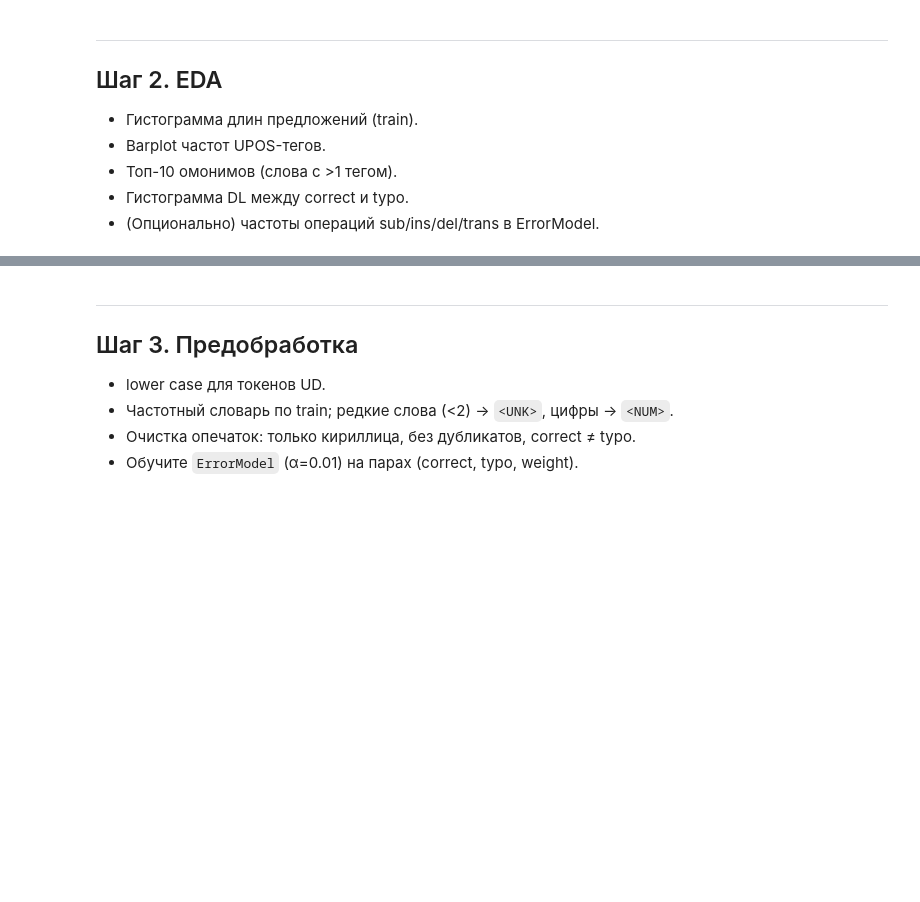
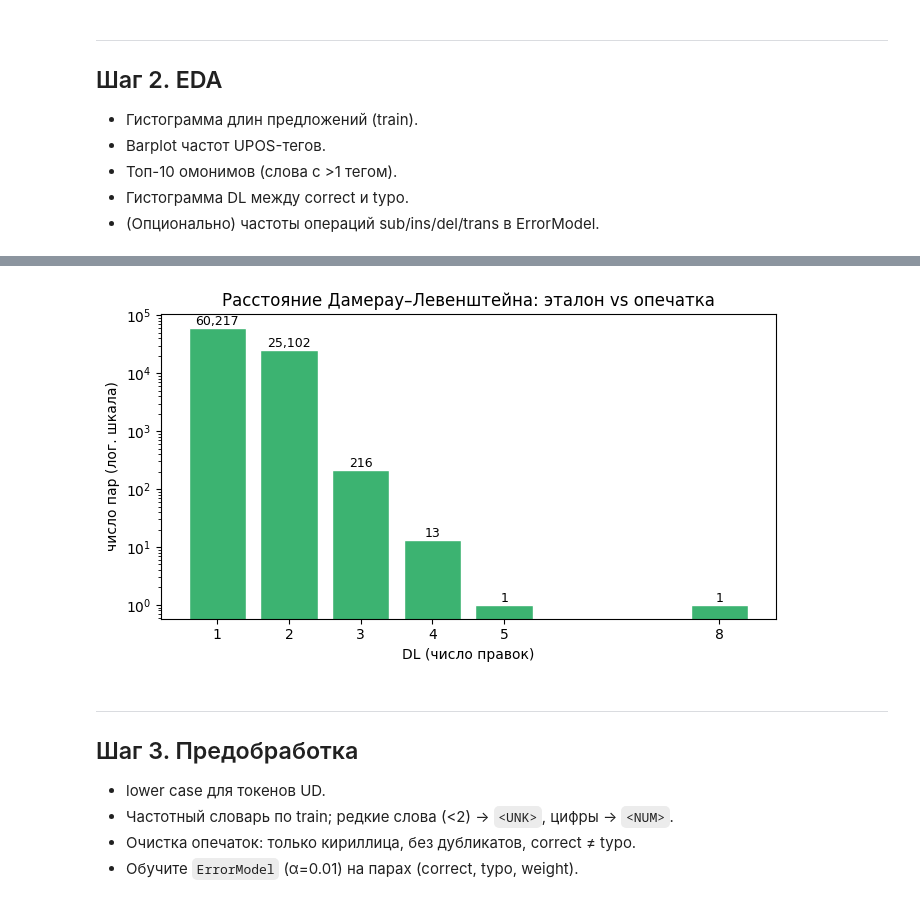
Before and after one commit to KrisTinaShch/pos-tagger, a Jupyter notebook: russian_pos_tagger_typo_robust.ipynb, the cells around one changed output, grey strips where cells are left out. Cells and saved outputs as stored; diff of their text form; code cells hidden in the pictures; blank space fills up the shorter version.

Commit message:
add POS, homonym and Damerau-Levenshtein analysis

```diff
--- a/russian_pos_tagger_typo_robust.ipynb
+++ b/russian_pos_tagger_typo_robust.ipynb
@@ -248,0 +371,12 @@ dtype: int64
+# %%
+# EDA — расстояния между эталоном и опечаткой
+dl_dists = [damerau_levenshtein(c, t) for c, t in zip(orfo_df["correct"], orfo_df["typo"])]
+dist_freq = Counter(dl_dists)
+total_pairs = len(dl_dists)
+
+for d in sorted(dist_freq):
+    print(f"DL={d}: {dist_freq[d]:>6}  ({dist_freq[d] / total_pairs:.2%})")
+
+beyond = sum(v for k, v in dist_freq.items() if k > MAX_EDIT_DIST)
+print(f"\nЗа порогом max_dist={MAX_EDIT_DIST}: {beyond} пар ({beyond / total_pairs:.2%}) — "
+      f"их система исправить не сможет в принципе")
@@ -249,3 +392,23 @@ dtype: int64
+# %%
+dists, counts_dl = zip(*sorted(dist_freq.items()))
+
+fig, ax = plt.subplots(figsize=(7, 4))
+bars = ax.bar(dists, counts_dl, color="mediumseagreen", edgecolor="white")
+
+ax.set_yscale("log")
+ax.set_title("Расстояние Дамерау–Левенштейна: эталон vs опечатка")
+ax.set_xlabel("DL (число правок)")
+ax.set_ylabel("число пар (лог. шкала)")
+ax.set_xticks(dists)
+
+for bar, cnt in zip(bars, counts_dl):
+    ax.text(bar.get_x() + bar.get_width() / 2, cnt, f"{cnt:,}",
+            ha="center", va="bottom", fontsize=9)
+
+plt.tight_layout()
+plt.show()
+# %% [output]
+[figure, added]
 # %% [markdown]
 ---
 ## Шаг 3. Предобработка
```
Also changed, not shown: parts of 9 cells of this notebook.
